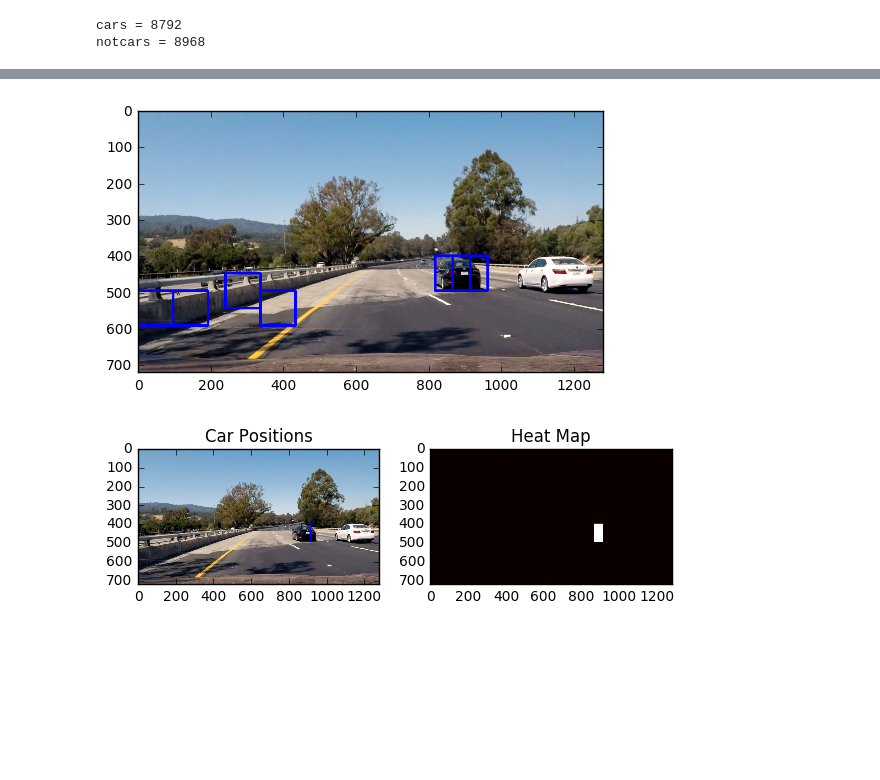
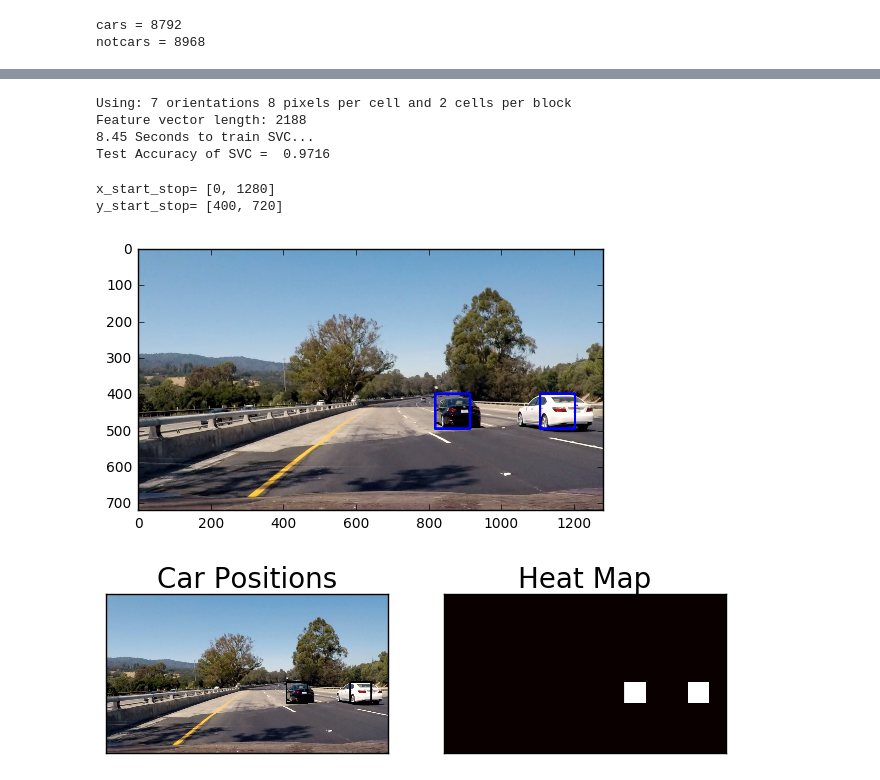
Before and after one commit to HidetoKimura/carnd_vehicle_detection, a Jupyter notebook: project_main.ipynb, the cells around one changed output, grey strips where cells are left out. Saved outputs shown, nothing was run; the diff lists cells and outputs as text; code cells hidden in the pictures; blank space fills up the shorter version.

```diff
--- a/project_main.ipynb
+++ b/project_main.ipynb
@@ -252,7 +252,7 @@ plt.show()
 # %%
 ### TODO: Tweak these parameters and see how the results change.
 color_space = 'YUV' # Can be RGB, HSV, LUV, HLS, YUV, YCrCb
-orient = 9  # HOG orientations
+orient = 7  # HOG orientations
 pix_per_cell = 8 # HOG pixels per cell
 cell_per_block = 2 # HOG cells per block
 hog_channel = 0 # Can be 0, 1, 2, or "ALL"
@@ -304,6 +304,11 @@ print(round(t2-t, 2), 'Seconds to train SVC...')
 print('Test Accuracy of SVC = ', round(svc.score(X_test, y_test), 4))
 # Check the prediction time for a single sample
 t=time.time()
+# %% [output]
+Using: 7 orientations 8 pixels per cell and 2 cells per block
+Feature vector length: 2188
+8.45 Seconds to train SVC...
+Test Accuracy of SVC =  0.9716
 # %%
 # Define a function to extract features from a single image window
 # This function is very similar to extract_features()
@@ -388,8 +393,11 @@ def search_windows(img, windows, clf, scaler, color_space='RGB',
 # %%
 image = mpimg.imread('./test_images/test4.jpg')
 draw_image = np.copy(image)
-x_start_stop = [400, 600] # Min and max in x to search in slide_window()
-y_start_stop = [None, None] # Min and max in y to search in slide_window()
+x_start_stop = [0, image.shape[1]] # Min and max in x to search in slide_window()
+y_start_stop = [400, image.shape[0]] # Min and max in y to search in slide_window()
+
+print("x_start_stop=",x_start_stop)
+print("y_start_stop=", y_start_stop)
 
 # Uncomment the following line if you extracted training
 # data from .png images (scaled 0 to 1 by mpimg) and the
@@ -411,7 +419,9 @@ window_img = draw_boxes(draw_image, hot_windows, color=(0, 0, 255), thick=6)
 plt.imshow(window_img)
 plt.show()
 # %% [output]
+x_start_stop= [0, 1280]
+y_start_stop= [400, 720]
-[figure, old version]
+[figure, new version]
 # %%
 from scipy.ndimage.measurements import label
 
@@ -435,43 +445,48 @@ def draw_labeled_bboxes(img, labels):
     # Iterate through all detected cars
     for car_number in range(1, labels[1]+1):
         # Find pixels with each car_number label value
         nonzero = (labels[0] == car_number).nonzero()
         # Identify x and y values of those pixels
         nonzeroy = np.array(nonzero[0])
         nonzerox = np.array(nonzero[1])
         # Define a bounding box based on min/max x and y
         bbox = ((np.min(nonzerox), np.min(nonzeroy)), (np.max(nonzerox), np.max(nonzeroy)))
         # Draw the box on the image
         cv2.rectangle(img, bbox[0], bbox[1], (0,0,255), 6)
     # Return the image
     return img
 
 heat = np.zeros_like(image[:,:,0]).astype(np.float)
 
 # Add heat to each box in box list
 heat = add_heat(heat, hot_windows)
 
 # Apply threshold to help remove false positives
-heat = apply_threshold(heat,1)
+heat = apply_threshold(heat, 0.5)
 
 # Visualize the heatmap when displaying
 heatmap = np.clip(heat, 0, 255)
 
 # Find final boxes from heatmap using label function
 labels = label(heatmap)
 draw_img = draw_labeled_bboxes(np.copy(image), labels)
 
-fig = plt.figure()
-plt.subplot(121)
-plt.imshow(draw_img)
-plt.title('Car Positions')
-plt.subplot(122)
-plt.imshow(heatmap, cmap='hot')
-plt.title('Heat Map')
-fig.tight_layout()
+# Plot the result
+fig = plt.figure(figsize=(8, 4))
+subplot = fig.add_subplot(1,2,1)
+subplot.set_xticks([])
+subplot.set_yticks([])
+subplot.set_title('Car Positions', fontsize=20)
+subplot.imshow(draw_img)
+
+subplot2 = fig.add_subplot(1,2,2)
+subplot2.set_xticks([])
+subplot2.set_yticks([])
+subplot2.set_title('Heat Map', fontsize=20)
+subplot2.imshow(heatmap, cmap='hot')
 plt.show()
 # %% [output]
-[figure, old version]
+[figure, new version]
 # %%
 from collections import deque
 
```
Also changed, not shown: parts of 5 cells of this notebook.
